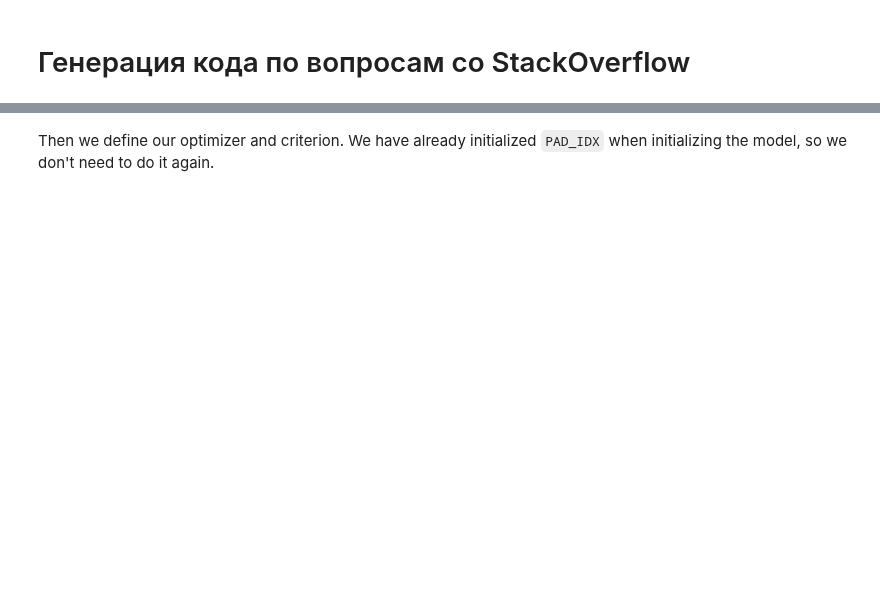
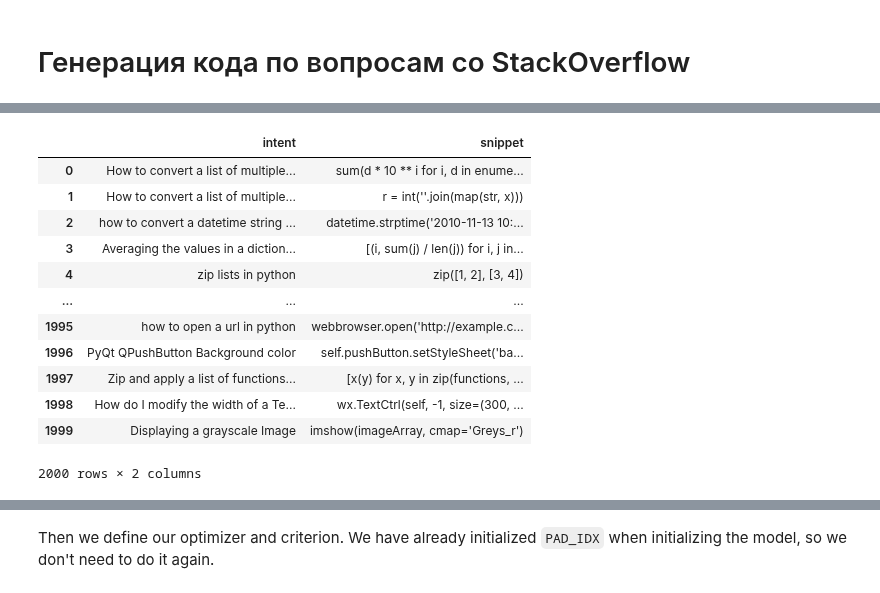
Before and after one commit to wisoffe/Courses, a Jupyter notebook: Stepik. Neural networks and NLP/stepik-nn-and-nlp 5.5.final-hw1 (seq2seq-stackovf).ipynb, the cells around one changed output, grey strips where cells are left out. Cells and saved outputs as stored; diff of their text form; code cells hidden in the pictures; blank space fills up the shorter version.

```diff
--- a/Stepik. Neural networks and NLP/stepik-nn-and-nlp 5.5.final-hw1 (seq2seq-stackovf).ipynb
+++ b/Stepik. Neural networks and NLP/stepik-nn-and-nlp 5.5.final-hw1 (seq2seq-stackovf).ipynb
@@ -93,3 +139,20 @@ def tokenize_snippet(text):
+# %%
+import pandas as pd
+pd.read_csv('./stepik-dl-nlp/datasets/stackoverflow_code_generation/conala/conala-train.csv')
+# %% [output]
+|  | intent | snippet |
+| 0 | How to convert a list of multiple... | sum(d * 10 ** i for i, d in enume... |
+| 1 | How to convert a list of multiple... | r = int(''.join(map(str, x))) |
+| 2 | how to convert a datetime string ... | datetime.strptime('2010-11-13 10:... |
+| 3 | Averaging the values in a diction... | [(i, sum(j) / len(j)) for i, j in... |
+| 4 | zip lists in python | zip([1, 2], [3, 4]) |
+| ... | ... | ... |
+| 1995 | how to open a url in python | webbrowser.open('http://example.c... |
+| 1996 | PyQt QPushButton Background color | self.pushButton.setStyleSheet('ba... |
+| 1997 | Zip and apply a list of functions... | [x(y) for x, y in zip(functions, ... |
+| 1998 | How do I modify the width of a Te... | wx.TextCtrl(self, -1, size=(300, ... |
+| 1999 | Displaying a grayscale Image | imshow(imageArray, cmap='Greys_r') |
+2000 rows × 2 columns
 # %%
 import torch
 from torchtext import data, datasets
```
Also changed, not shown: parts of 76 cells of this notebook.
